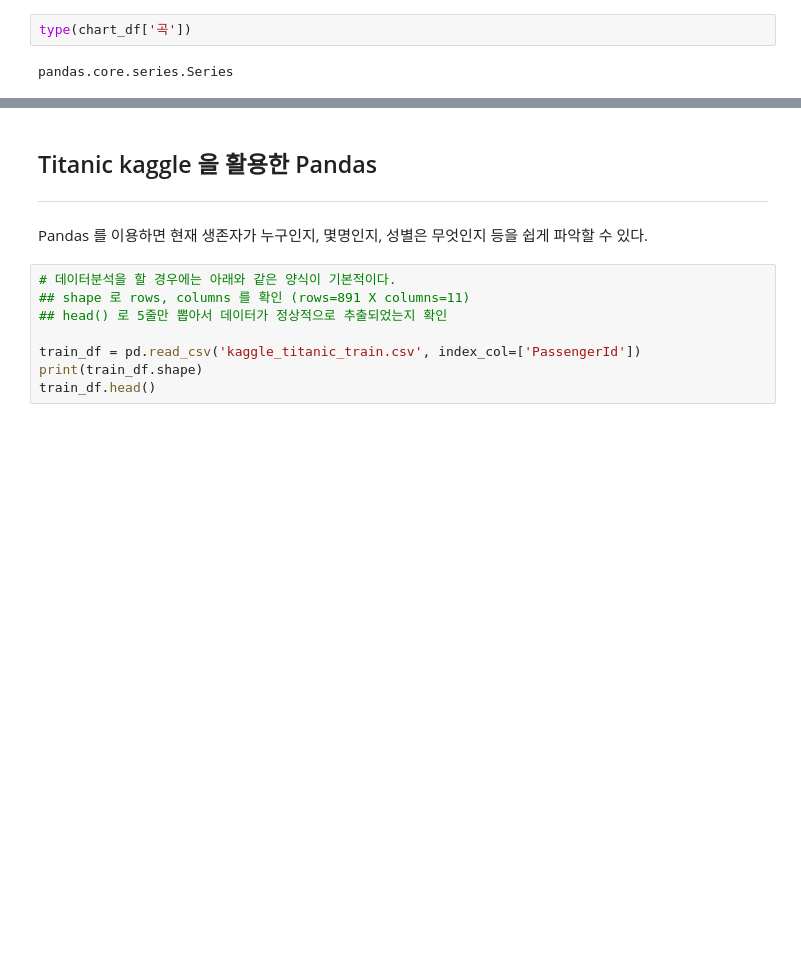
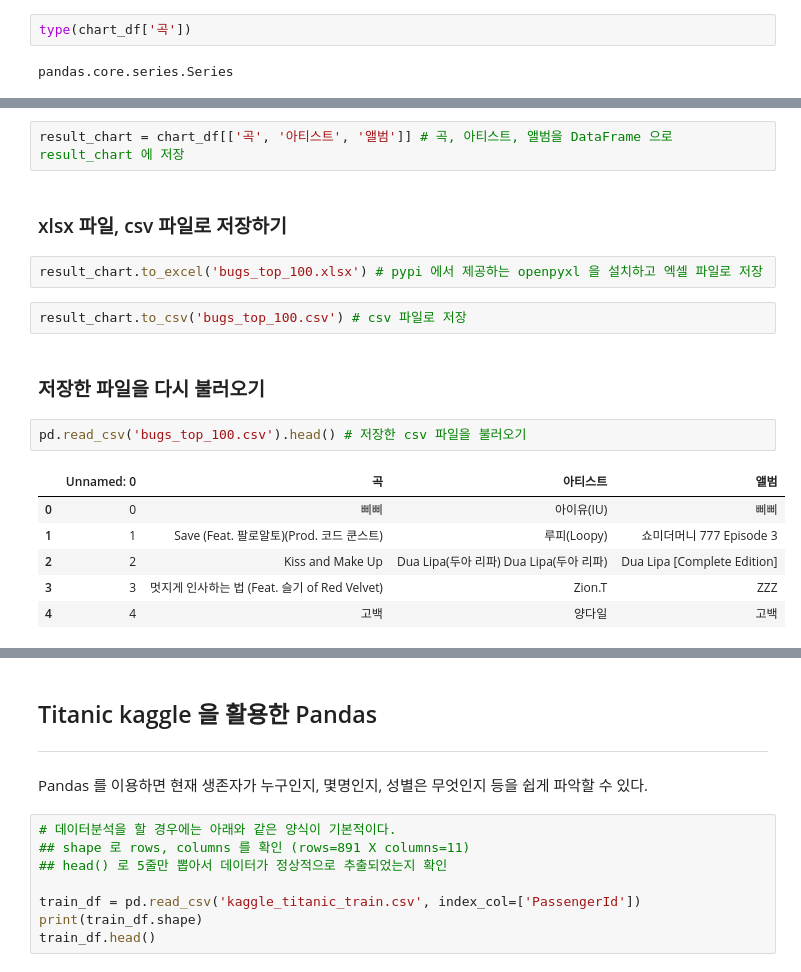
Before and after one commit to HyungtaeMoon/pandas-melon, a Jupyter notebook: bugs.ipynb, the cells around one changed output, grey strips where cells are left out. Cells and saved outputs as stored; diff of their text form; blank space fills up the shorter version.

```diff
--- a/bugs.ipynb
+++ b/bugs.ipynb
@@ -371,0 +384,19 @@ Name: 곡, Length: 100, dtype: object
+# %%
+result_chart = chart_df[['곡', '아티스트', '앨범']] # 곡, 아티스트, 앨범을 DataFrame 으로 result_chart 에 저장
+# %% [markdown]
+### xlsx 파일, csv 파일로 저장하기
+# %%
+result_chart.to_excel('bugs_top_100.xlsx') # pypi 에서 제공하는 openpyxl 을 설치하고 엑셀 파일로 저장
+# %%
+result_chart.to_csv('bugs_top_100.csv') # csv 파일로 저장
+# %% [markdown]
+### 저장한 파일을 다시 불러오기
+# %%
+pd.read_csv('bugs_top_100.csv').head() # 저장한 csv 파일을 불러오기
+# %% [output]
+|  | Unnamed: 0 | 곡 | 아티스트 | 앨범 |
+| 0 | 0 | 삐삐 | 아이유(IU) | 삐삐 |
+| 1 | 1 | Save (Feat. 팔로알토)(Prod. 코드 쿤스트) | 루피(Loopy) | 쇼미더머니 777 Episode 3 |
+| 2 | 2 | Kiss and Make Up | Dua Lipa(두아 리파) Dua Lipa(두아 리파) | Dua Lipa [Complete Edition] |
+| 3 | 3 | 멋지게 인사하는 법 (Feat. 슬기 of Red Velvet) | Zion.T | ZZZ |
+| 4 | 4 | 고백 | 양다일 | 고백 |
```
Also changed, not shown: parts of 12 cells of this notebook, 3 other files.
